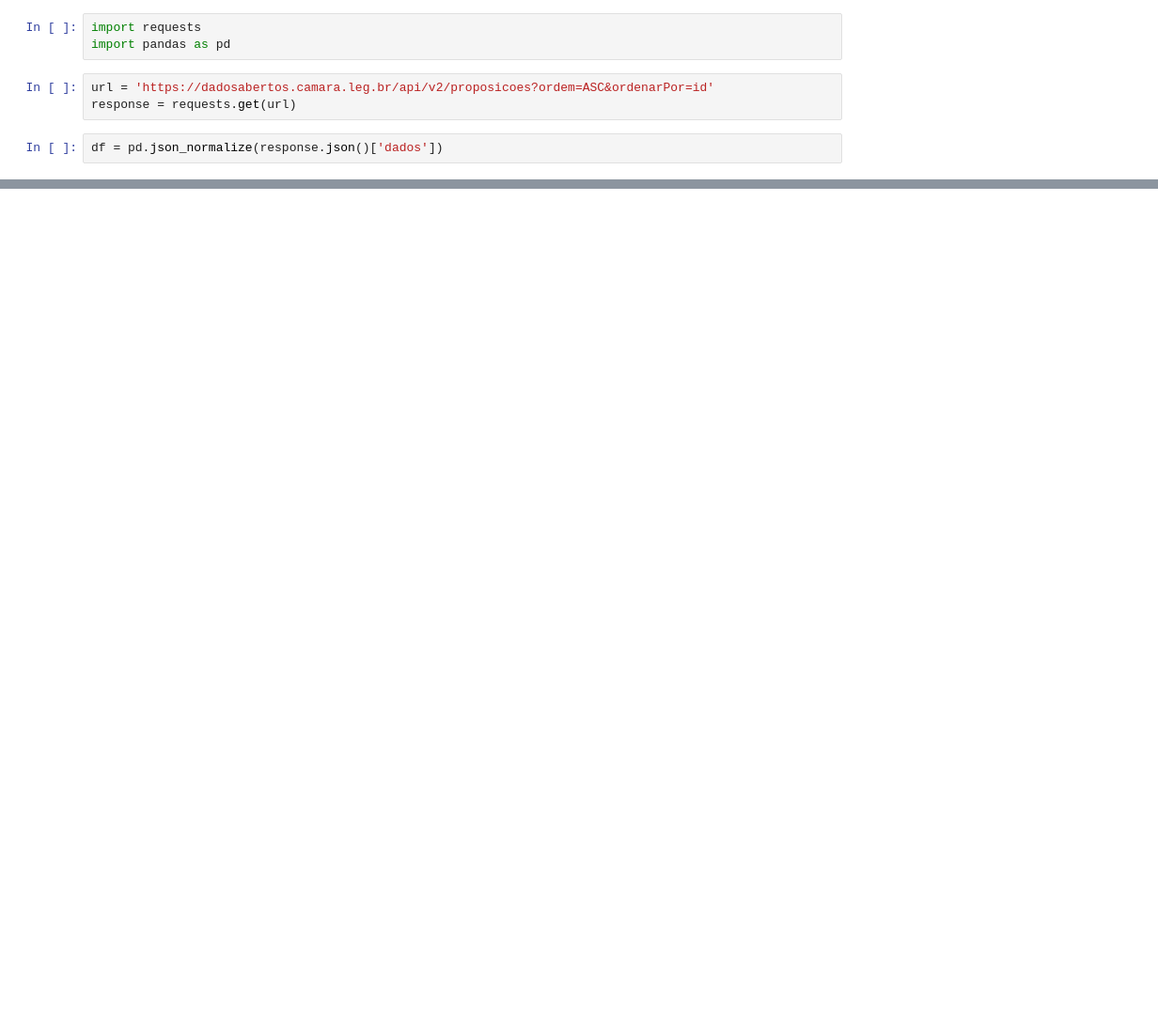
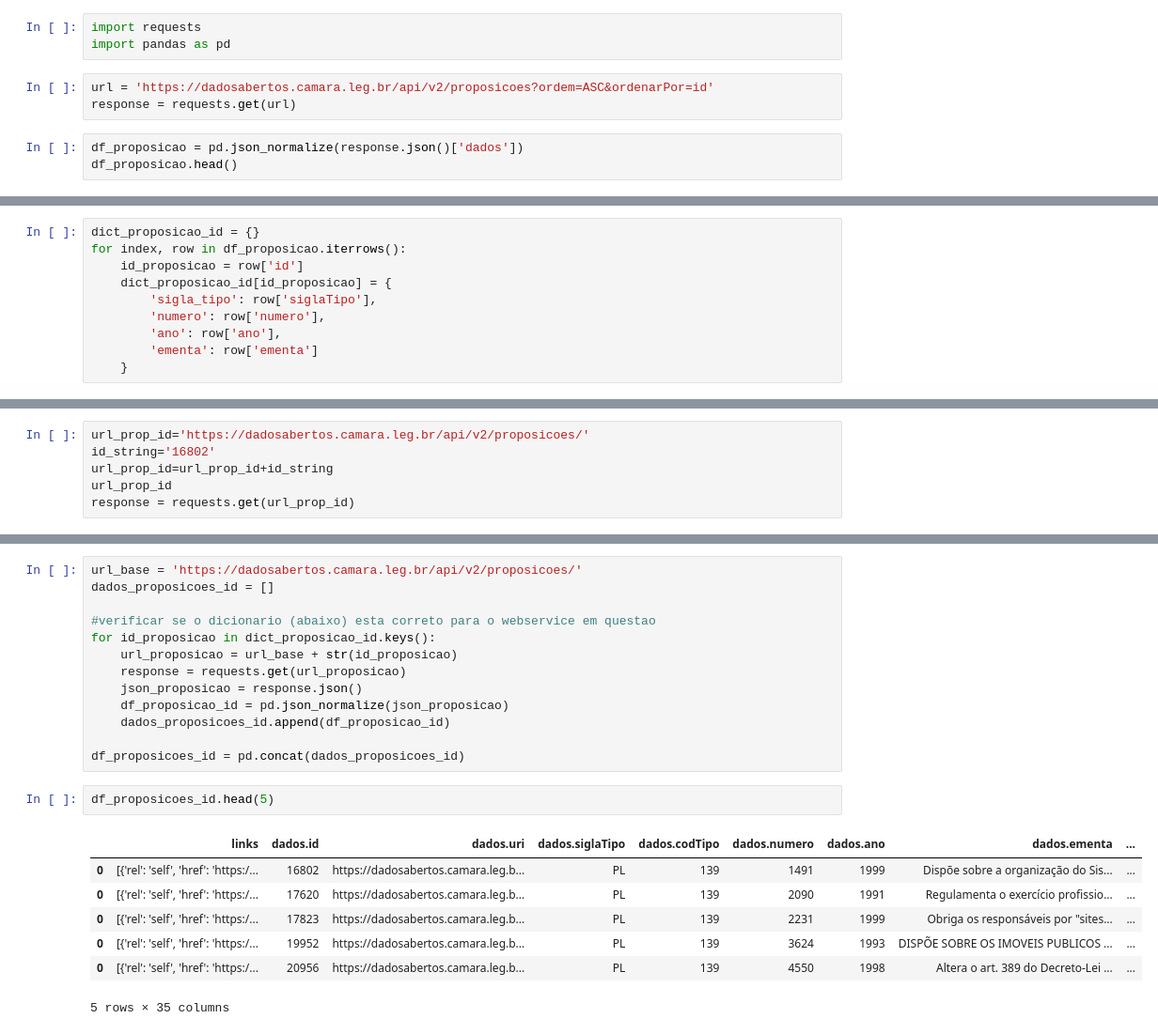
Before and after one commit to fcobbraga/dadosabertos-note, a Jupyter notebook: dadosabertos.ipynb, the cells around one changed output, grey strips where cells are left out. Shown: that part at 94% size. Cells and saved outputs as stored; diff of their text form; blank space fills up the shorter version.

Commit message:
Modelo proposicao concluido

```diff
--- a/dadosabertos.ipynb
+++ b/dadosabertos.ipynb
@@ -25,4 +7,5 @@ import pandas as pd
 url = 'https://dadosabertos.camara.leg.br/api/v2/proposicoes?ordem=ASC&ordenarPor=id'
 response = requests.get(url)
 # %%
-df = pd.json_normalize(response.json()['dados'])
+df_proposicao = pd.json_normalize(response.json()['dados'])
+df_proposicao.head()
@@ -37,0 +30,10 @@ df.head()
+# %%
+dict_proposicao_id = {}
+for index, row in df_proposicao.iterrows():
+    id_proposicao = row['id']
+    dict_proposicao_id[id_proposicao] = {
+        'sigla_tipo': row['siglaTipo'],
+        'numero': row['numero'],
+        'ano': row['ano'],
+        'ementa': row['ementa']
+    }
@@ -37,0 +47,6 @@ df.head()
+# %%
+url_prop_id='https://dadosabertos.camara.leg.br/api/v2/proposicoes/'
+id_string='16802'
+url_prop_id=url_prop_id+id_string
+url_prop_id
+response = requests.get(url_prop_id)
@@ -37,0 +60,23 @@ df.head()
+# %%
+url_base = 'https://dadosabertos.camara.leg.br/api/v2/proposicoes/'
+dados_proposicoes_id = []
+
+#verificar se o dicionario (abaixo) esta correto para o webservice em questao
+for id_proposicao in dict_proposicao_id.keys():
+    url_proposicao = url_base + str(id_proposicao)
+    response = requests.get(url_proposicao)
+    json_proposicao = response.json()
+    df_proposicao_id = pd.json_normalize(json_proposicao)
+    dados_proposicoes_id.append(df_proposicao_id)
+
+df_proposicoes_id = pd.concat(dados_proposicoes_id)
+# %%
+df_proposicoes_id.head(5)
+# %% [output]
+|  | links | dados.id | dados.uri | dados.siglaTipo | dados.codTipo | dados.numero | dados.ano | dados.ementa | ... |
+| 0 | [{'rel': 'self', 'href': 'https:/... | 16802 | https://dadosabertos.camara.leg.b... | PL | 139 | 1491 | 1999 | Dispõe sobre a organização do Sis... | ... |
+| 0 | [{'rel': 'self', 'href': 'https:/... | 17620 | https://dadosabertos.camara.leg.b... | PL | 139 | 2090 | 1991 | Regulamenta o exercício profissio... | ... |
+| 0 | [{'rel': 'self', 'href': 'https:/... | 17823 | https://dadosabertos.camara.leg.b... | PL | 139 | 2231 | 1999 | Obriga os responsáveis por "sites... | ... |
+| 0 | [{'rel': 'self', 'href': 'https:/... | 19952 | https://dadosabertos.camara.leg.b... | PL | 139 | 3624 | 1993 | DISPÕE SOBRE OS IMOVEIS PUBLICOS ... | ... |
+| 0 | [{'rel': 'self', 'href': 'https:/... | 20956 | https://dadosabertos.camara.leg.b... | PL | 139 | 4550 | 1998 | Altera o art. 389 do Decreto-Lei ... | ... |
+5 rows × 35 columns
```
Also changed, not shown: parts of 23 cells of this notebook.
